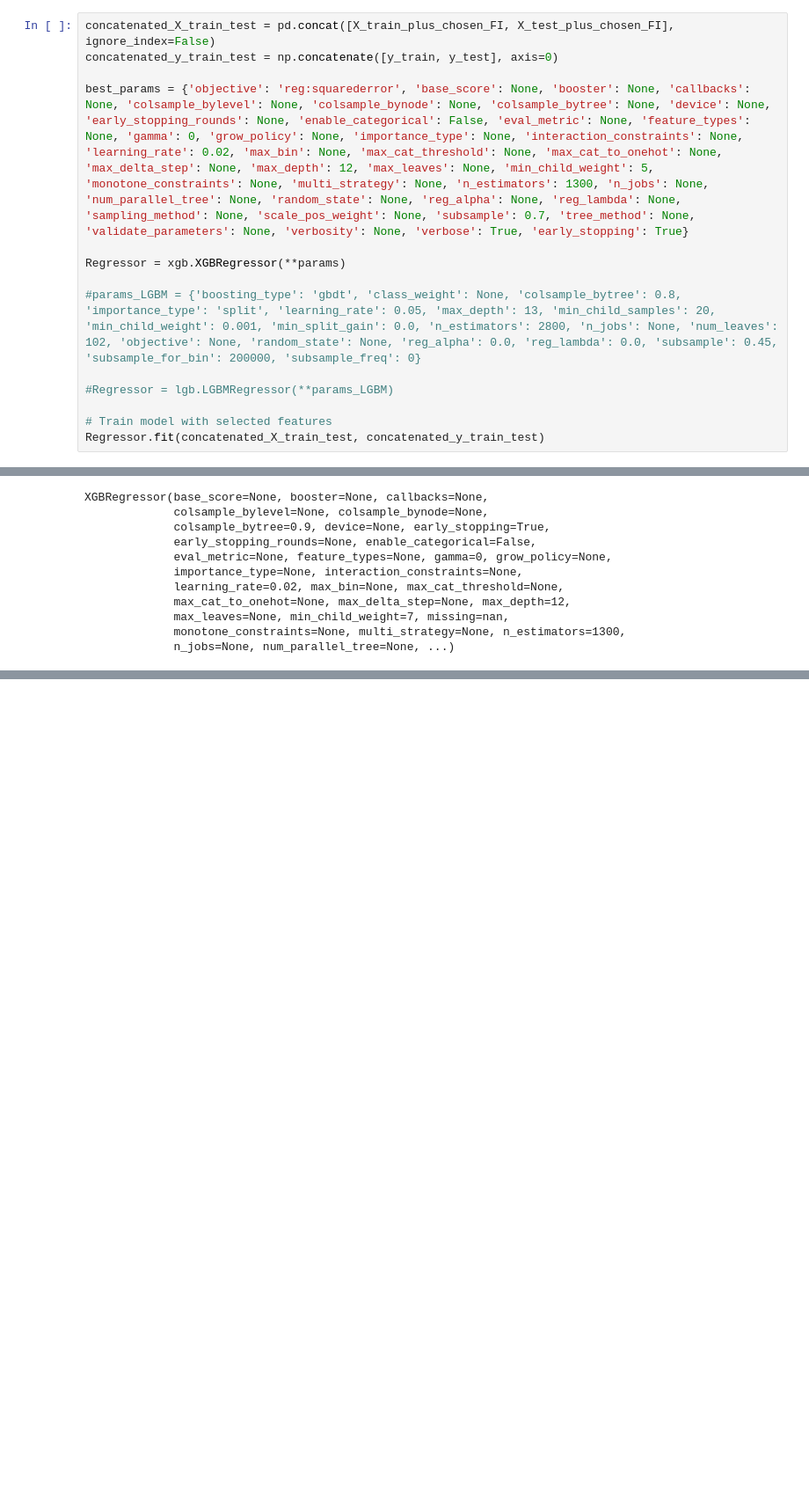
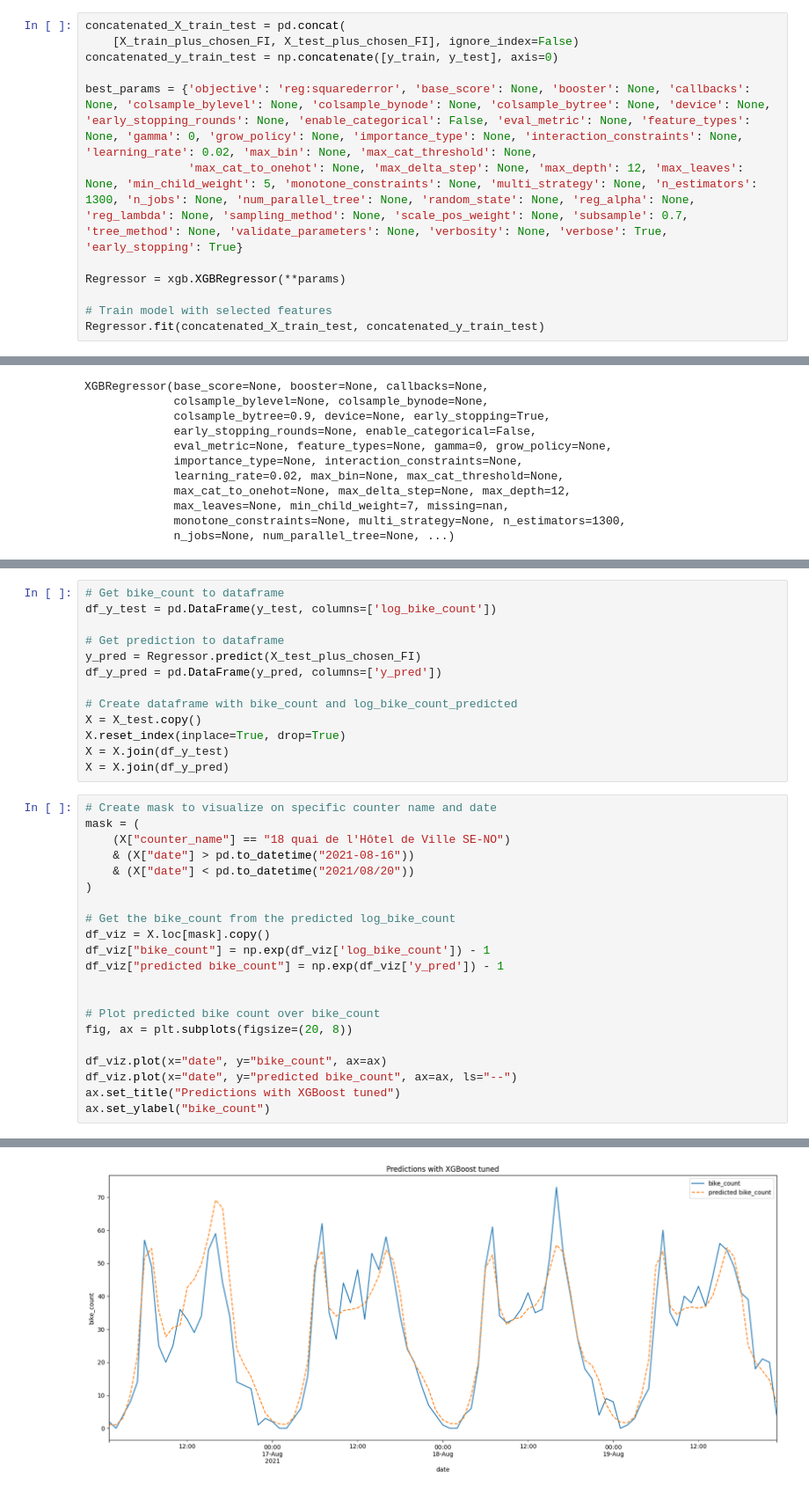
Before and after one commit to ThomasBrdes/bike-count-DSB, a Jupyter notebook: Training_model.ipynb, the cells around one changed output, grey strips where cells are left out. Shown at 88% size. Saved outputs shown, nothing was run; the diff lists cells and outputs as text; blank space fills up the shorter version.

```diff
--- a/Training_model.ipynb
+++ b/Training_model.ipynb
@@ -602,17 +619,15 @@ print(best_RMSE)
 # %% [markdown]
 #### Train on whole dataset train and test to get the last month
 # %%
-concatenated_X_train_test = pd.concat([X_train_plus_chosen_FI, X_test_plus_chosen_FI], ignore_index=False)
+concatenated_X_train_test = pd.concat(
+    [X_train_plus_chosen_FI, X_test_plus_chosen_FI], ignore_index=False)
 concatenated_y_train_test = np.concatenate([y_train, y_test], axis=0)
 
-best_params = {'objective': 'reg:squarederror', 'base_score': None, 'booster': None, 'callbacks': None, 'colsample_bylevel': None, 'colsample_bynode': None, 'colsample_bytree': None, 'device': None, 'early_stopping_rounds': None, 'enable_categorical': False, 'eval_metric': None, 'feature_types': None, 'gamma': 0, 'grow_policy': None, 'importance_type': None, 'interaction_constraints': None, 'learning_rate': 0.02, 'max_bin': None, 'max_cat_threshold': None, 'max_cat_to_onehot': None, 'max_delta_step': None, 'max_depth': 12, 'max_leaves': None, 'min_child_weight': 5, 'monotone_constraints': None, 'multi_strategy': None, 'n_estimators': 1300, 'n_jobs': None, 'num_parallel_tree': None, 'random_state': None, 'reg_alpha': None, 'reg_lambda': None, 'sampling_method': None, 'scale_pos_weight': None, 'subsample': 0.7, 'tree_method': None, 'validate_parameters': None, 'verbosity': None, 'verbose': True, 'early_stopping': True}
+best_params = {'objective': 'reg:squarederror', 'base_score': None, 'booster': None, 'callbacks': None, 'colsample_bylevel': None, 'colsample_bynode': None, 'colsample_bytree': None, 'device': None, 'early_stopping_rounds': None, 'enable_categorical': False, 'eval_metric': None, 'feature_types': None, 'gamma': 0, 'grow_policy': None, 'importance_type': None, 'interaction_constraints': None, 'learning_rate': 0.02, 'max_bin': None, 'max_cat_threshold': None,
+               'max_cat_to_onehot': None, 'max_delta_step': None, 'max_depth': 12, 'max_leaves': None, 'min_child_weight': 5, 'monotone_constraints': None, 'multi_strategy': None, 'n_estimators': 1300, 'n_jobs': None, 'num_parallel_tree': None, 'random_state': None, 'reg_alpha': None, 'reg_lambda': None, 'sampling_method': None, 'scale_pos_weight': None, 'subsample': 0.7, 'tree_method': None, 'validate_parameters': None, 'verbosity': None, 'verbose': True, 'early_stopping': True}
 
 Regressor = xgb.XGBRegressor(**params)
 
-#params_LGBM = {'boosting_type': 'gbdt', 'class_weight': None, 'colsample_bytree': 0.8, 'importance_type': 'split', 'learning_rate': 0.05, 'max_depth': 13, 'min_child_samples': 20, 'min_child_weight': 0.001, 'min_split_gain': 0.0, 'n_estimators': 2800, 'n_jobs': None, 'num_leaves': 102, 'objective': None, 'random_state': None, 'reg_alpha': 0.0, 'reg_lambda': 0.0, 'subsample': 0.45, 'subsample_for_bin': 200000, 'subsample_freq': 0}
-
-#Regressor = lgb.LGBMRegressor(**params_LGBM)
-
 # Train model with selected features
 Regressor.fit(concatenated_X_train_test, concatenated_y_train_test)
 # %% [output]
@@ -690,0 +672,35 @@ Test set RMSE: 0.95
+# %%
+# Get bike_count to dataframe
+df_y_test = pd.DataFrame(y_test, columns=['log_bike_count'])
+
+# Get prediction to dataframe
+y_pred = Regressor.predict(X_test_plus_chosen_FI)
+df_y_pred = pd.DataFrame(y_pred, columns=['y_pred'])
+
+# Create dataframe with bike_count and log_bike_count_predicted
+X = X_test.copy()
+X.reset_index(inplace=True, drop=True)
+X = X.join(df_y_test)
+X = X.join(df_y_pred)
+# %%
+# Create mask to visualize on specific counter name and date
+mask = (
+    (X["counter_name"] == "18 quai de l'Hôtel de Ville SE-NO")
+    & (X["date"] > pd.to_datetime("2021-08-16"))
+    & (X["date"] < pd.to_datetime("2021/08/20"))
+)
+
+# Get the bike_count from the predicted log_bike_count
+df_viz = X.loc[mask].copy()
+df_viz["bike_count"] = np.exp(df_viz['log_bike_count']) - 1
+df_viz["predicted bike_count"] = np.exp(df_viz['y_pred']) - 1
+
+
+# Plot predicted bike count over bike_count
+fig, ax = plt.subplots(figsize=(20, 8))
+
+df_viz.plot(x="date", y="bike_count", ax=ax)
+df_viz.plot(x="date", y="predicted bike_count", ax=ax, ls="--")
+ax.set_title("Predictions with XGBoost tuned")
+ax.set_ylabel("bike_count")
+# %% [output]
@@ -690,0 +708 @@ Test set RMSE: 0.95
+[figure, added]
```
Also changed, not shown: parts of 18 cells of this notebook, 9 other files.
